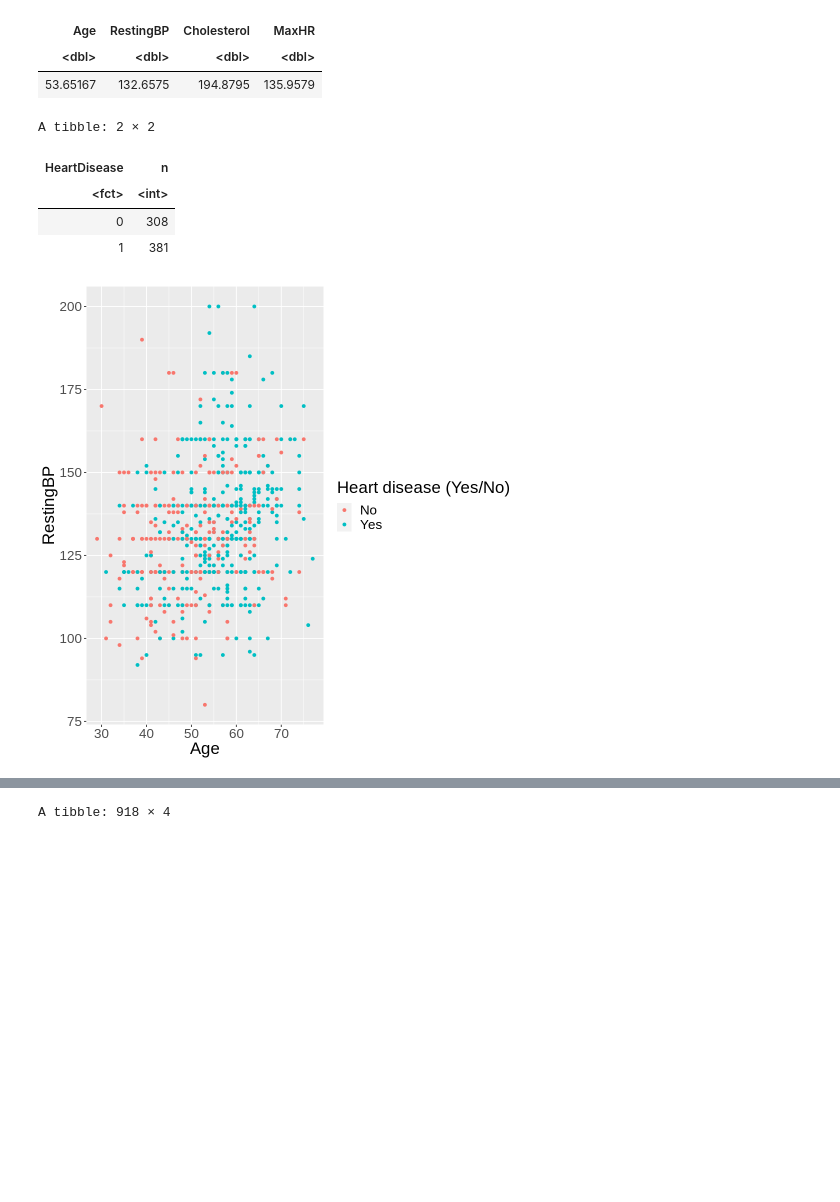
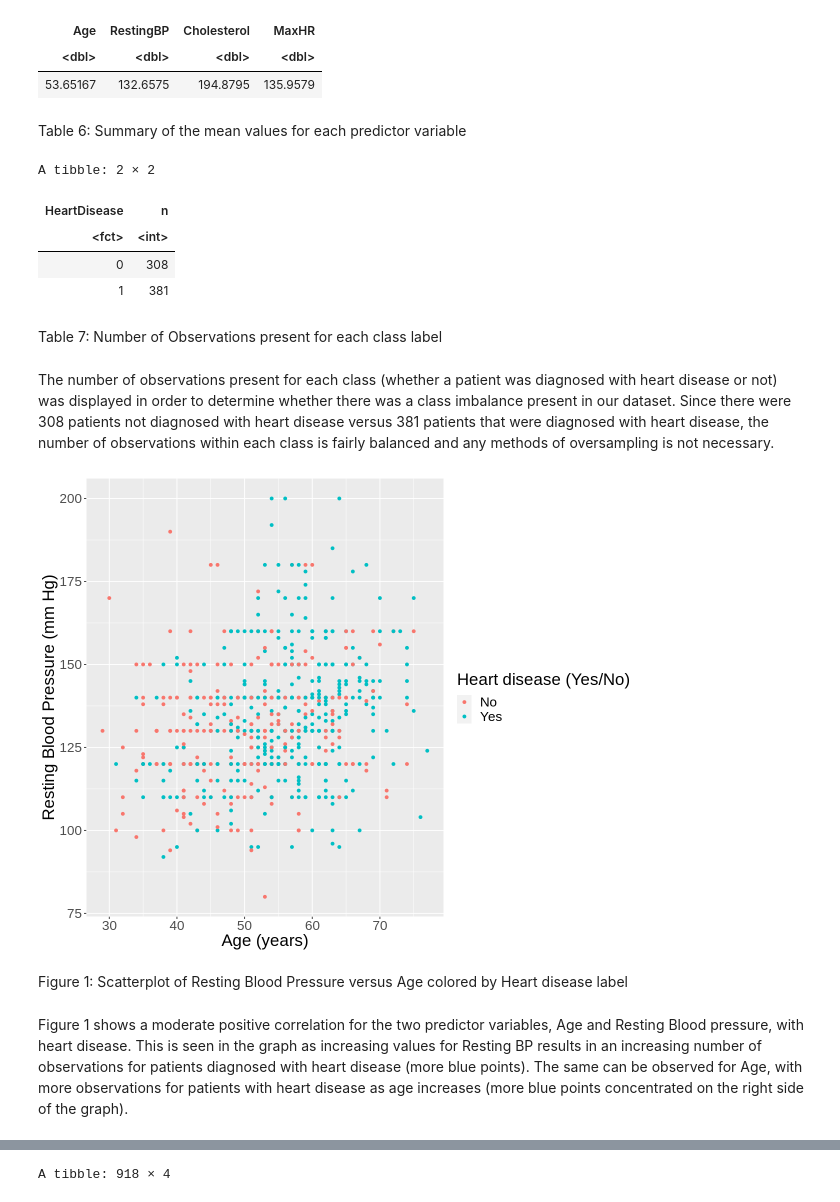
Before and after one commit to amasood01/Heart-Failure-Data--DSCI100, a Jupyter notebook: Group_project_report.ipynb, the cells around one changed output, grey strips where cells are left out. Cells and saved outputs as stored; diff of their text form; code cells hidden in the pictures; blank space fills up the shorter version.

```diff
--- a/Group_project_report.ipynb
+++ b/Group_project_report.ipynb
@@ -109,6 +140,8 @@ A tibble: 1 × 4
 | Age | RestingBP | Cholesterol | MaxHR |
 | <dbl> | <dbl> | <dbl> | <dbl> |
 | 53.65167 | 132.6575 | 194.8795 | 135.9579 |
+# %% [markdown]
+Table 6: Summary of the mean values for each predictor variable
 # %%
 sleep_data_aggregate_2 <- heart_train %>%
 count(HeartDisease)
@@ -119,15 +152,23 @@ A tibble: 2 × 2
 | <fct> | <int> |
 | 0 | 308 |
 | 1 | 381 |
+# %% [markdown]
+Table 7: Number of Observations present for each class label
+# %% [markdown]
+The number of observations present for each class (whether a patient was diagnosed with heart disease or not) was displayed in order to determine whether there was a class imbalance present in our dataset. Since there were 308 patients not diagnosed with heart disease versus 381 patients that were diagnosed with heart disease, the number of observations within each class is fairly balanced and any methods of oversampling is not necessary.
 # %%
 set.seed(2000)
-options(repr.plot.width = 8, repr.plot.height = 8)
+options(repr.plot.width = 10, repr.plot.height = 8)
 heart_train_plot_1 <- ggplot(heart_train, aes(x = Age, y = RestingBP , color = HeartDisease))+
 geom_point() +
-labs(x = "Age", y = "RestingBP", color = "Heart disease (Yes/No)")+
+labs(x = "Age (years)", y = "Resting Blood Pressure (mm Hg)", color = "Heart disease (Yes/No)")+
 scale_colour_discrete(labels = c("No","Yes"))+
 theme(text=element_text(size=20))
 heart_train_plot_1
 # %% [output]
-[figure, old version]
+[figure, new version]
+# %% [markdown]
+Figure 1: Scatterplot of Resting Blood Pressure versus Age colored by Heart disease label
+# %% [markdown]
+Figure 1 shows a moderate positive correlation for the two predictor variables, Age and Resting Blood pressure, with heart disease. This is seen in the graph as increasing values for Resting BP results in an increasing number of observations for patients diagnosed with heart disease (more blue points). The same can be observed for Age, with more observations for patients with heart disease as age increases (more blue points concentrated on the right side of the graph).
 # %%
```
Also changed, not shown: parts of 49 cells of this notebook.
